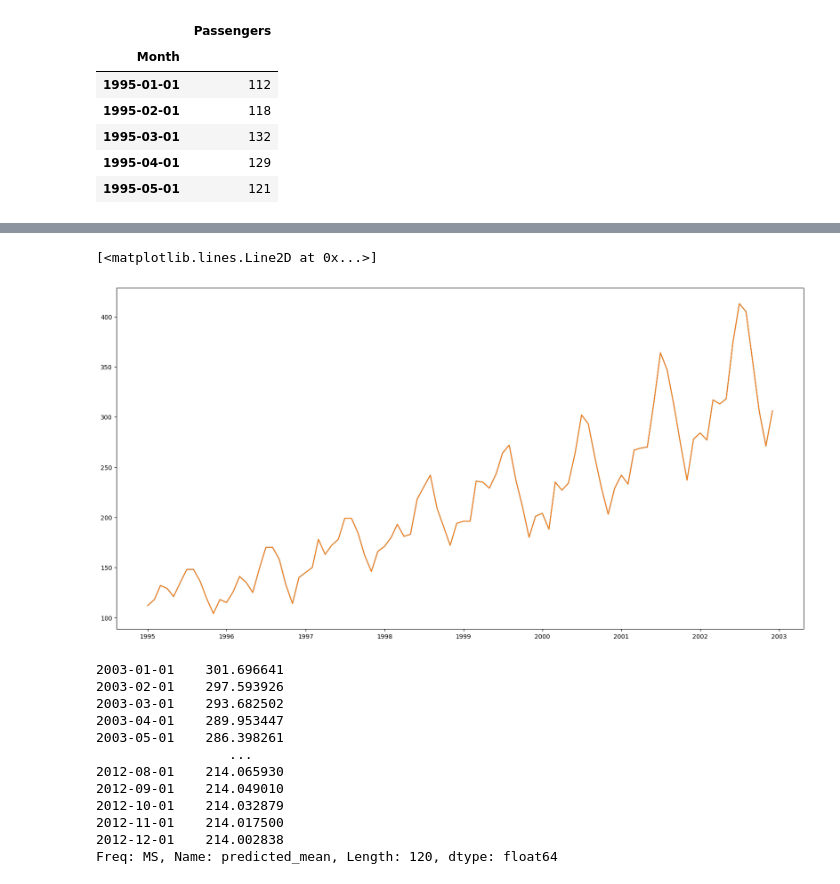
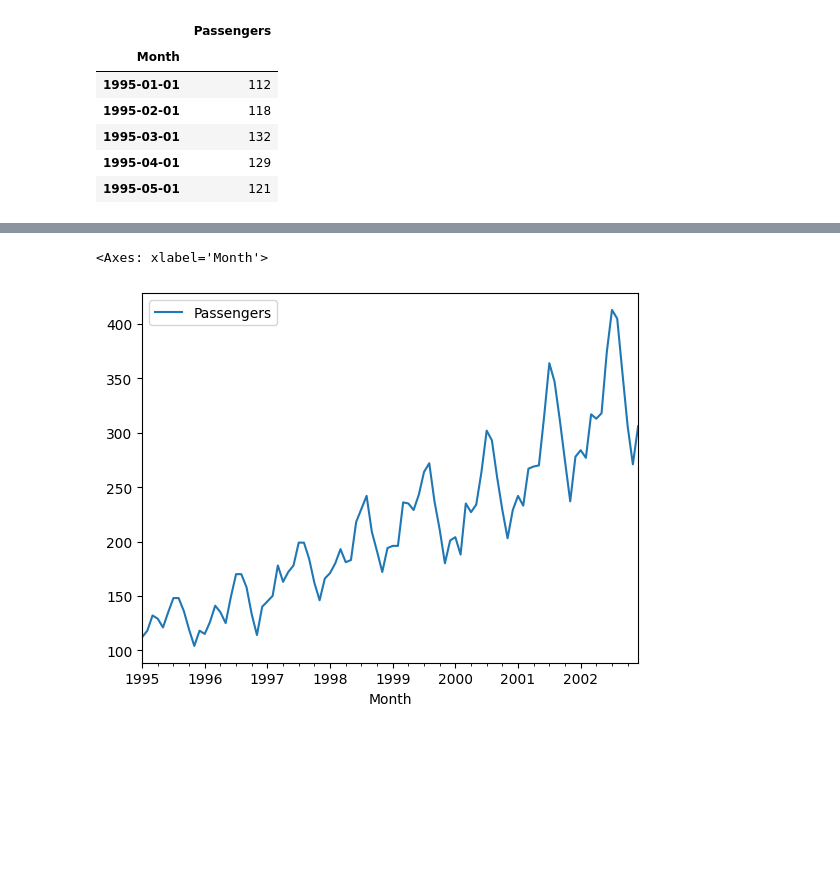
Before and after one commit to swanandiparnaik/DS_assignment, a Jupyter notebook: Forecasting_cocacola.ipynb, the cells around one changed output, grey strips where cells are left out. Drawn from its saved outputs; the diff is of its cells as text; code cells hidden in the pictures; blank space fills up the shorter version.

```diff
--- a/Forecasting_cocacola.ipynb
+++ b/Forecasting_cocacola.ipynb
@@ -653,23 +48,5 @@ dtype: float64
-# %%
-predictions_ARIMA=np.exp(pd.Series(data_log['Passengers']))
-plt.figure(figsize=(20,10))
-plt.plot(data)
-plt.plot(predictions_ARIMA)
-# %% [output]
-[<matplotlib.lines.Line2D at 0x...>]
-[figure, removed]
-# %%
-results_ar.forecast(steps=120)
-# %% [output]
-2003-01-01    301.696641
-2003-02-01    297.593926
-2003-03-01    293.682502
-2003-04-01    289.953447
-2003-05-01    286.398261
-                 ...
-2012-08-01    214.065930
-2012-09-01    214.049010
-2012-10-01    214.032879
-2012-11-01    214.017500
-2012-12-01    214.002838
-Freq: MS, Name: predicted_mean, Length: 120, dtype: float64
+# %%
+data.plot()
+# %% [output]
+<Axes: xlabel='Month'>
+[figure, added]
```
Also changed, not shown: parts of 85 cells of this notebook.
